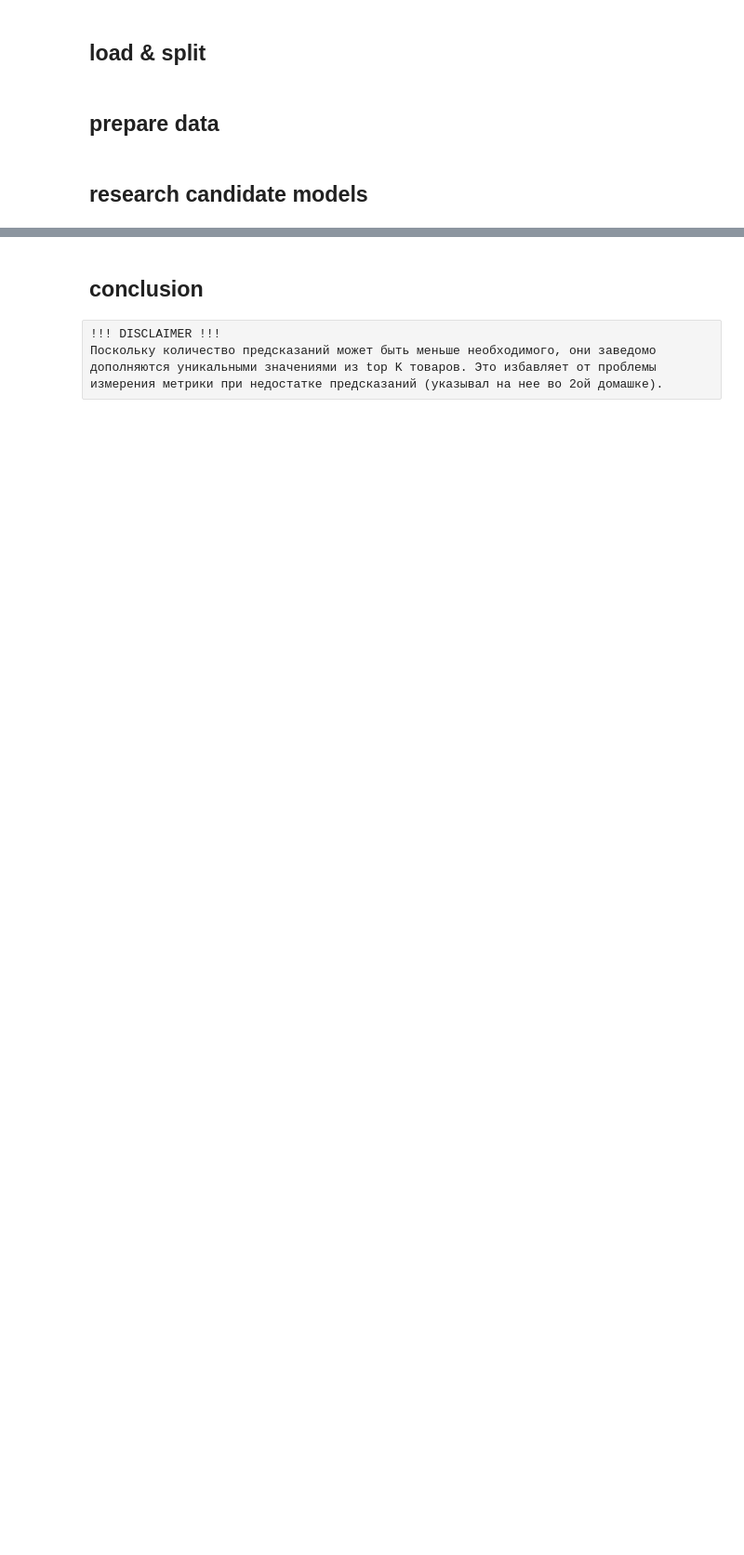
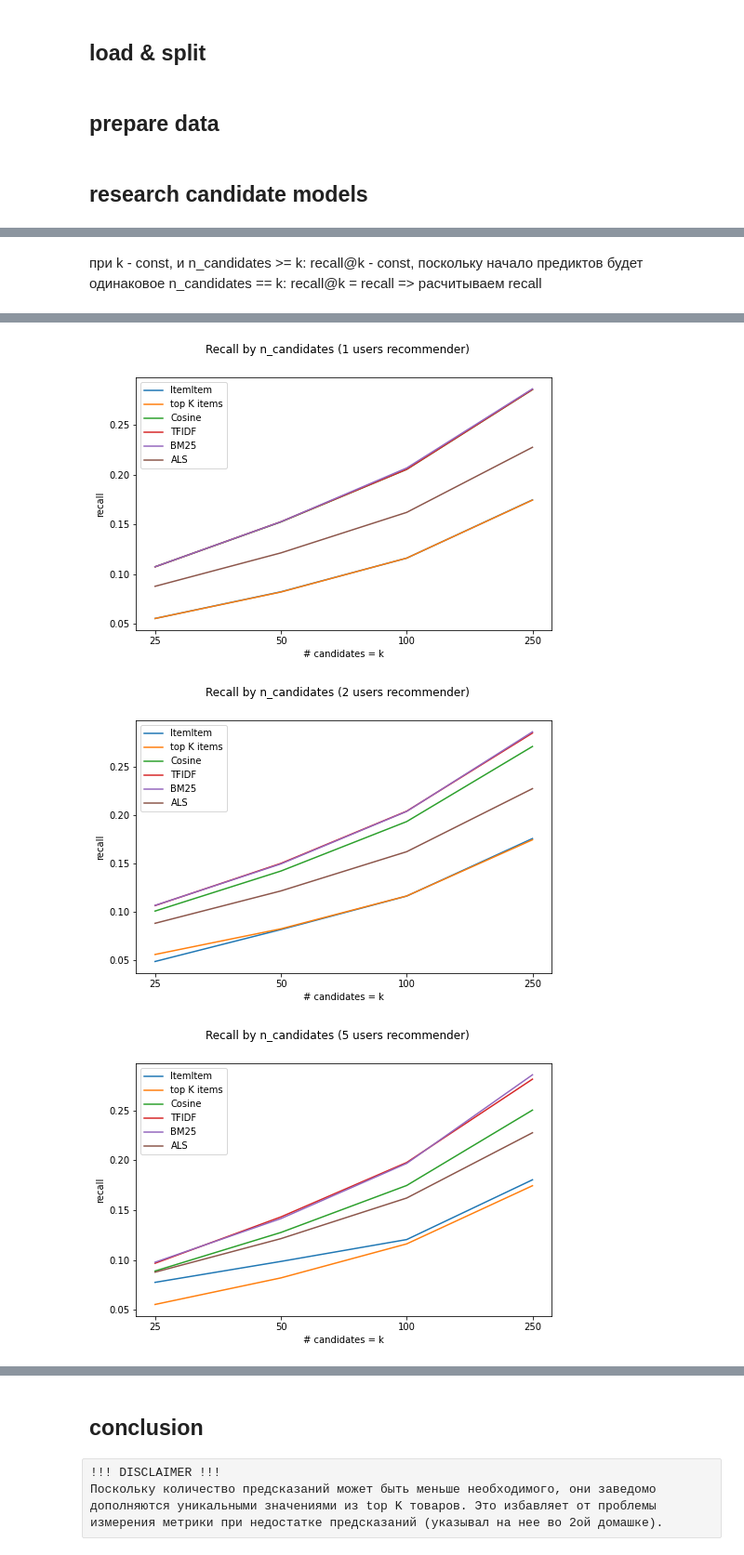
Before and after one commit to j2cry/gb_recommends, a Jupyter notebook: hw6/research_candidate_models.ipynb, the cells around one changed output, grey strips where cells are left out. Shown at 93% size. Cells and saved outputs as stored; diff of their text form; code cells hidden in the pictures; blank space fills up the shorter version.

```diff
--- a/hw6/research_candidate_models.ipynb
+++ b/hw6/research_candidate_models.ipynb
@@ -53,0 +58,32 @@ candidate_params = {
+# %% [markdown]
+при k - const, и
+    n_candidates >= k:  recall@k - const, поскольку начало предиктов будет одинаковое
+    n_candidates == k:  recall@k = recall
+=> расчитываем recall
+# %%
+%%time
+n_candidates_array = np.array([25, 50, 100, 250])
+
+metrics = pd.DataFrame(columns=n_candidates_array.astype(str))
+for nearest_users in nearest_users_array:
+    for model_name in models:
+        cm = CandidateModel(model_name, **candidate_params)
+        if model_name == 'ALS':
+            cm.fit()
+        else:
+            cm.fit(K=nearest_users)
+        for n_cand in n_candidates_array:
+            predicts = cm.predict(true_values['user_id'], N=n_cand)
+            metrics.loc[model_name, str(n_cand)] = calc_mean_metric(recall, true_values['actual'], predicts)
+            # top K metric
+            recall_partial = partial(recall_at_k, pred_values=pre.top_k_items[:n_cand], k=n_cand)
+            metrics.loc['top K items', str(n_cand)] = true_values['actual'].apply(recall_partial).mean()
+
+    plt.figure(figsize=(8, 5))
+    plt.suptitle(f'Recall by n_candidates ({nearest_users} users recommender)')
+    plt.xlabel('# candidates = k')
+    plt.ylabel(f'recall')
+    plt.plot(metrics.T)
+    plt.legend(labels=metrics.index)
+    plt.savefig(f'recall_by_candidates({nearest_users}_users).png')
+# %% [output]
@@ -53,0 +92,3 @@ candidate_params = {
+[figure, added]
+[figure, added]
+[figure, added]
```
Also changed, not shown: parts of 19 cells of this notebook, 21 other files.
